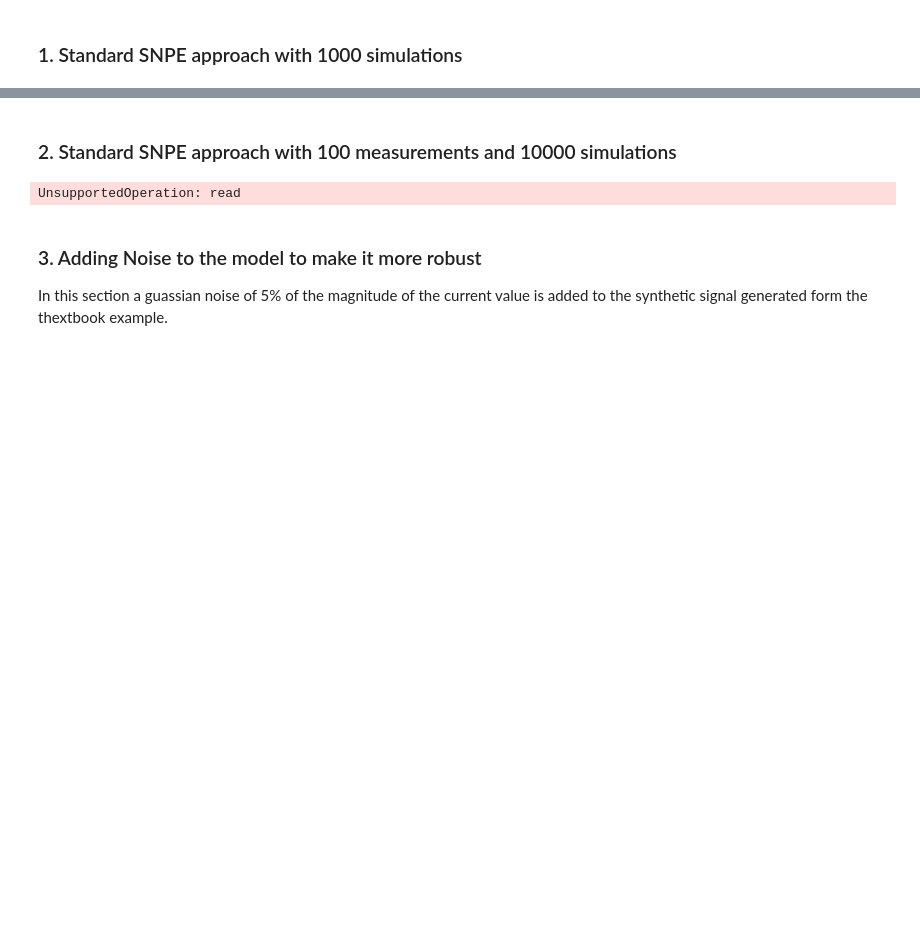
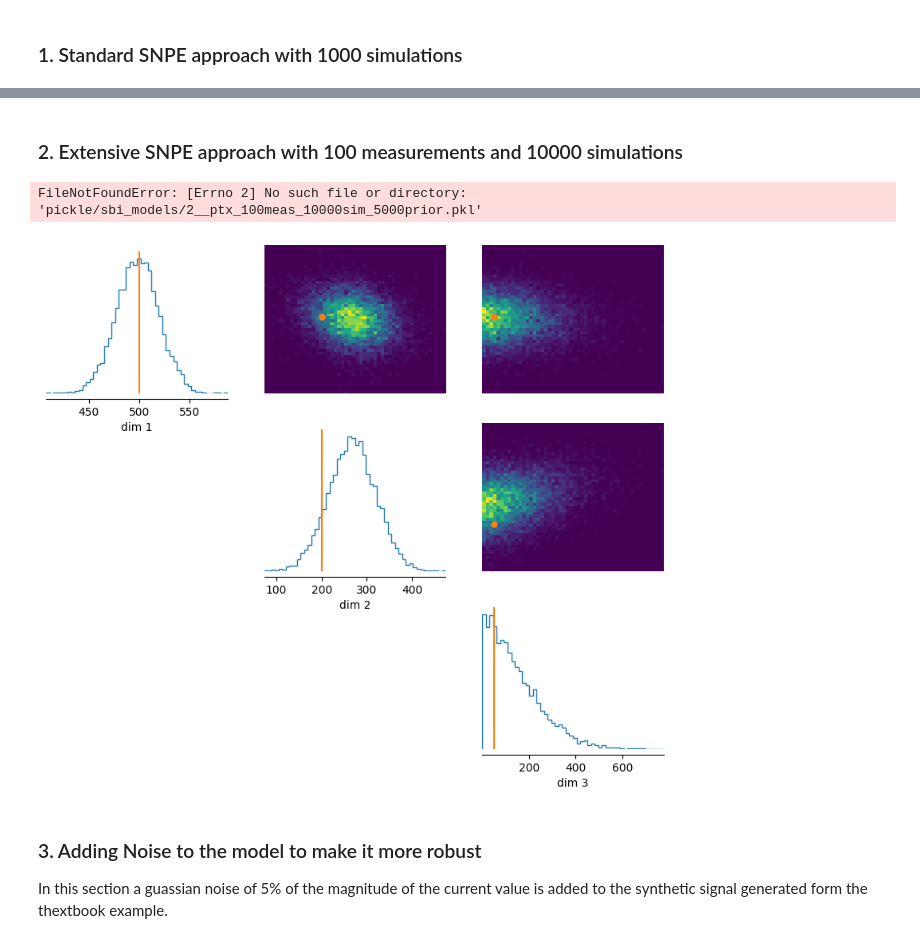
Before and after one commit to mdeppner/ves_modeling, a Jupyter notebook: notebooks/SBI Inversion.ipynb, the cells around one changed output, grey strips where cells are left out. Saved outputs shown, nothing was run; the diff lists cells and outputs as text; code cells hidden in the pictures; blank space fills up the shorter version.

```diff
--- a/notebooks/SBI Inversion.ipynb
+++ b/notebooks/SBI Inversion.ipynb
@@ -208,2 +227,2 @@ with open("pickle/sbi_models/posterior_1000_simulations_resistivities_only_20_me
 # %% [markdown]
-### 2. Standard SNPE approach with 100 measurements and 10000 simulations
+### 2. Extensive SNPE approach with 100 measurements and 10000 simulations
@@ -210,39 +236,26 @@ with open("pickle/sbi_models/posterior_1000_simulations_resistivities_only_20_me
 # %%
 infer_model = False
+filename_experiment_2 = "pickle/sbi_models/2__ptx_100meas_10000sim_5000prior.pkl"
 
 if infer_model:
-    num_measurements = 100
-    textbook_survey_100, textbook_electrode_spacing_100 = schlumberger_survey(num_measurements, min_spacing, max_spacing)
-    apparent_resistivities_textbook_100 = dc_forward_model(earth_resistivities, earth_layer_thicknesses, textbook_survey_100)
-
-
     num_dim = 3
     prior_min = torch.as_tensor([0, 0, 0 ])
     prior_max = torch.as_tensor([5000, 5000, 5000 ])
 
     # Define the prior and the simulator for sampling based on the wrapped forward model and the prior
     prior = utils.BoxUniform(low=-prior_min * torch.ones(num_dim), high=prior_max * torch.ones(num_dim))
-    simulator, prior = prepare_for_sbi(dc_forward_model_for_sbi_fixed_resistivities, prior)
+    simulator, prior = prepare_for_sbi(dc_forward_model_for_sbi_fixed_resistivities_100, prior)
     inference = SNPE(prior=prior, device="cpu", show_progress_bars=True)
-    theta, x = simulate_for_sbi(simulator, proposal=prior, num_simulations=10000)
+    theta__2, x__2 = simulate_for_sbi(simulator, proposal=prior, num_simulations=10000)
 
-    inference = inference.append_simulations(theta, x)
+    inference = inference.append_simulations(theta__2, x__2)
     density_estimator = inference.train()
 
-    posterior = inference.build_posterior(density_estimator)
-    posterior_samples = posterior.sample((100000,), x=apparent_resistivities_textbook_100)
+    posterior__2 = inference.build_posterior(density_estimator)
 
+    pickle_objects([posterior__2, theta__2, x__2], filename_experiment_2)
 
 else:
-    with open("pickle/sbi_models/theta_10000_simulations.pkl", "rb") as input:
-       theta_100 =  pickle.load(input)
-
-
-    with open("pickle/sbi_models/x_10000_simulations.pkl", "rb") as input:
-        x_100 = pickle.load(input)
-
-
-    with open("pickle/sbi_models/posterior_10000_simulations_resistivities_only.pkl", "rb") as input:
-        posterior_100 =  pickle.load(input)
+    posterior__2, theta__2, x__2 = unpickle_objects(filename_experiment_2)
 # %% [output]
-UnsupportedOperation: read
+FileNotFoundError: [Errno 2] No such file or directory: 'pickle/sbi_models/2__ptx_100meas_10000sim_5000prior.pkl'
@@ -251,3 +262,9 @@ posterior = sbi_wrapper(simulator, prior, 10000)
+# %%
+posterior_samples = posterior__2.sample((10000,), x=apparent_resistivities_textbook_100, show_progress_bars=False)
+# plot Posterior samples
+_ = analysis.pairplot(posterior_samples, points= torch.tensor([500,200, 50]), figsize=(10,8))
+# %% [output]
+[figure, added]
 # %% [markdown]
 ### 3. Adding Noise to the model to make it more robust
 In this section a guassian noise of 5% of the magnitude of the current value is added to the synthetic signal generated form the thextbook example.
```
Also changed, not shown: parts of 48 cells of this notebook, 1 other file.
